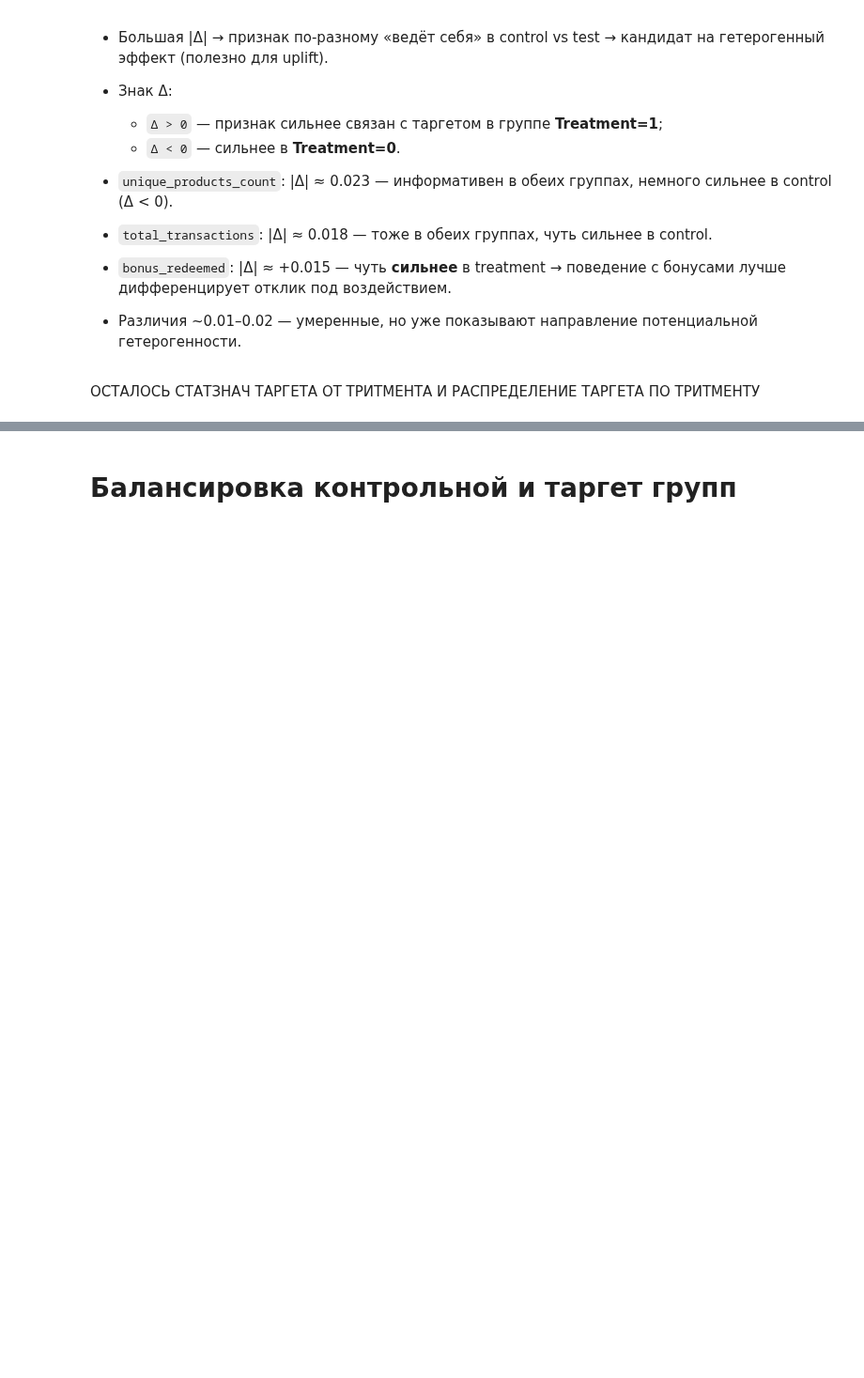
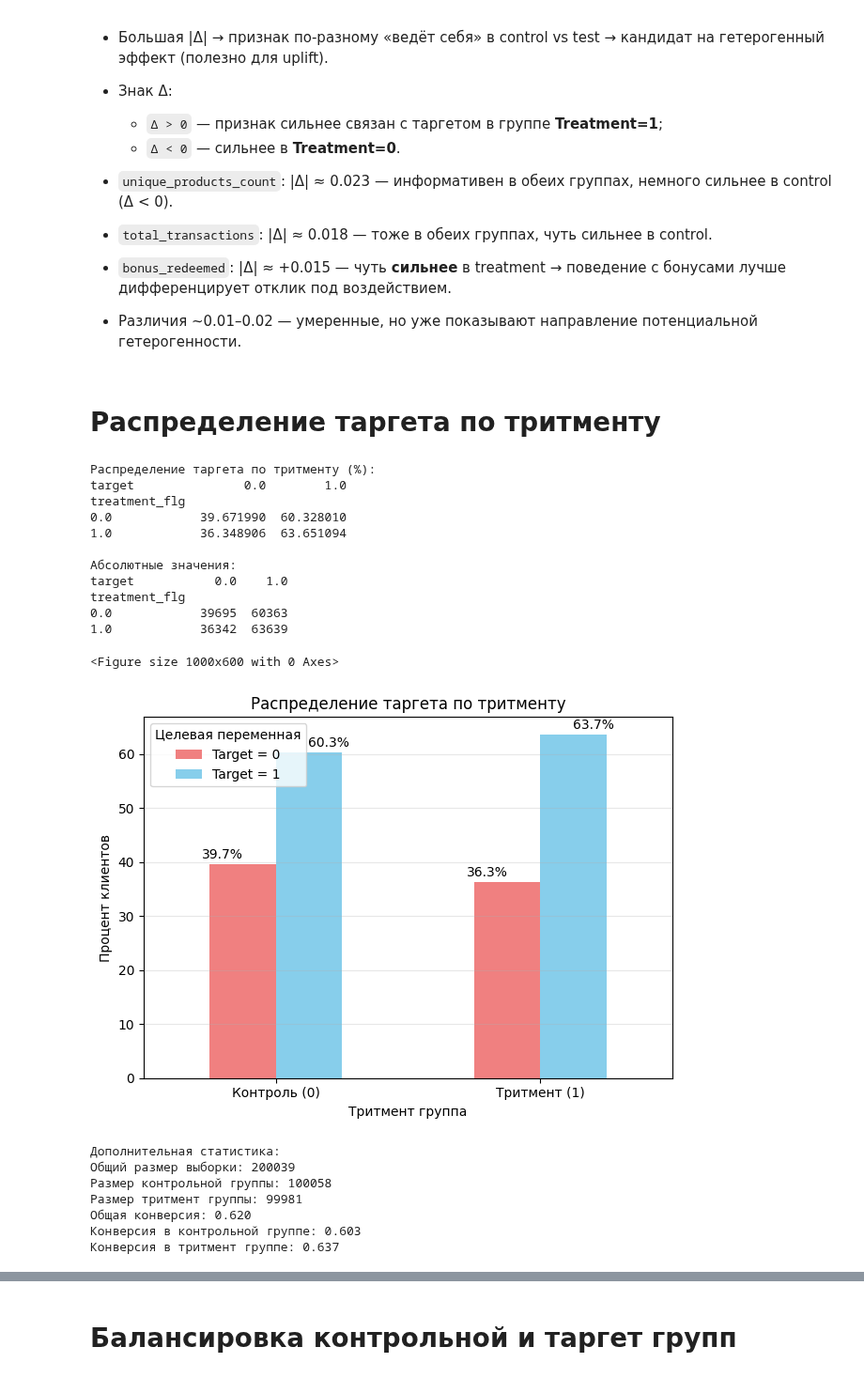
Before and after one commit to VShilovich/uplift-modeling-hse, a Jupyter notebook: EDA/eda.ipynb, the cells around one changed output, grey strips where cells are left out. Shown at 94% size. Drawn from its saved outputs; the diff is of its cells as text; code cells hidden in the pictures; blank space fills up the shorter version.

```diff
--- a/EDA/eda.ipynb
+++ b/EDA/eda.ipynb
@@ -834,4 +836,63 @@ plt.show()
 - `bonus_redeemed`: |Δ| ≈ +0.015 — чуть **сильнее** в treatment → поведение с бонусами лучше дифференцирует отклик под воздействием.
 - Различия ~0.01–0.02 — умеренные, но уже показывают направление потенциальной гетерогенности.
 # %% [markdown]
-ОСТАЛОСЬ СТАТЗНАЧ ТАРГЕТА ОТ ТРИТМЕНТА И РАСПРЕДЕЛЕНИЕ ТАРГЕТА ПО ТРИТМЕНТУ
+# Распределение таргета по тритменту
+# %%
+plt.figure(figsize=(10, 6))
+
+# создание сводной таблицы
+target_by_treatment = pd.crosstab(final_df_for_analysis['treatment_flg'],
+                                  final_df_for_analysis['target'],
+                                  normalize='index') * 100
+
+print("Распределение таргета по тритменту (%):")
+print(target_by_treatment)
+print("\nАбсолютные значения:")
+print(pd.crosstab(final_df_for_analysis['treatment_flg'], final_df_for_analysis['target']))
+
+# визуализация
+target_by_treatment.plot(kind='bar', color=['lightcoral', 'skyblue'])
+plt.title('Распределение таргета по тритменту')
+plt.xlabel('Тритмент группа')
+plt.ylabel('Процент клиентов')
+plt.xticks([0, 1], ['Контроль (0)', 'Тритмент (1)'], rotation=0)
+plt.legend(['Target = 0', 'Target = 1'], title='Целевая переменная')
+plt.grid(axis='y', alpha=0.3)
+
+# подписи с процентами
+for i, (idx, row) in enumerate(target_by_treatment.iterrows()):
+    plt.text(i - 0.2, row[0] + 1, f'{row[0]:.1f}%', ha='center')
+    plt.text(i + 0.2, row[1] + 1, f'{row[1]:.1f}%', ha='center')
+
+plt.tight_layout()
+plt.show()
+
+# доп статистика
+print("\nДополнительная статистика:")
+print(f"Общий размер выборки: {len(final_df_for_analysis)}")
+print(f"Размер контрольной группы: {len(final_df_for_analysis[final_df_for_analysis['treatment_flg'] == 0])}")
+print(f"Размер тритмент группы: {len(final_df_for_analysis[final_df_for_analysis['treatment_flg'] == 1])}")
+print(f"Общая конверсия: {final_df_for_analysis['target'].mean():.3f}")
+print(f"Конверсия в контрольной группе: {final_df_for_analysis[final_df_for_analysis['treatment_flg'] == 0]['target'].mean():.3f}")
+print(f"Конверсия в тритмент группе: {final_df_for_analysis[final_df_for_analysis['treatment_flg'] == 1]['target'].mean():.3f}")
+# %% [output]
+Распределение таргета по тритменту (%):
+target               0.0        1.0
+treatment_flg
+0.0            39.671990  60.328010
+1.0            36.348906  63.651094
+
+Абсолютные значения:
+target           0.0    1.0
+treatment_flg
+0.0            39695  60363
+1.0            36342  63639
+<Figure size 1000x600 with 0 Axes>
+[figure, added]
+Дополнительная статистика:
+Общий размер выборки: 200039
+Размер контрольной группы: 100058
+Размер тритмент группы: 99981
+Общая конверсия: 0.620
+Конверсия в контрольной группе: 0.603
+Конверсия в тритмент группе: 0.637
```
Also changed, not shown: parts of 3 cells of this notebook.
